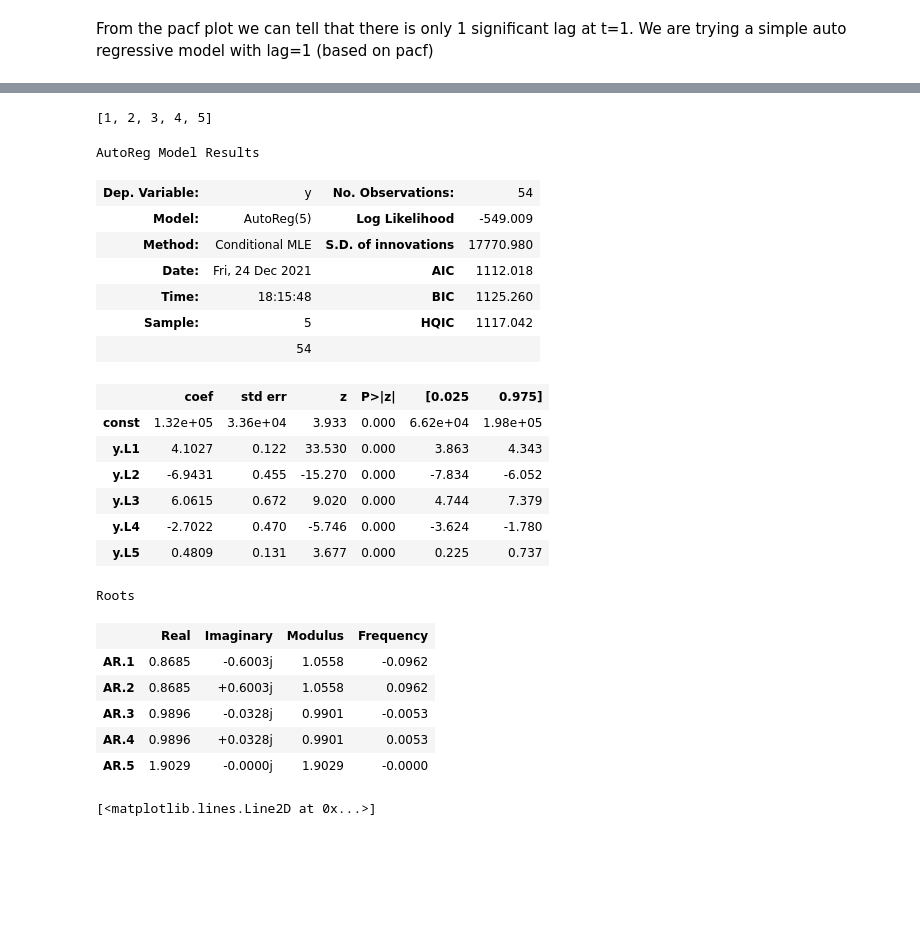
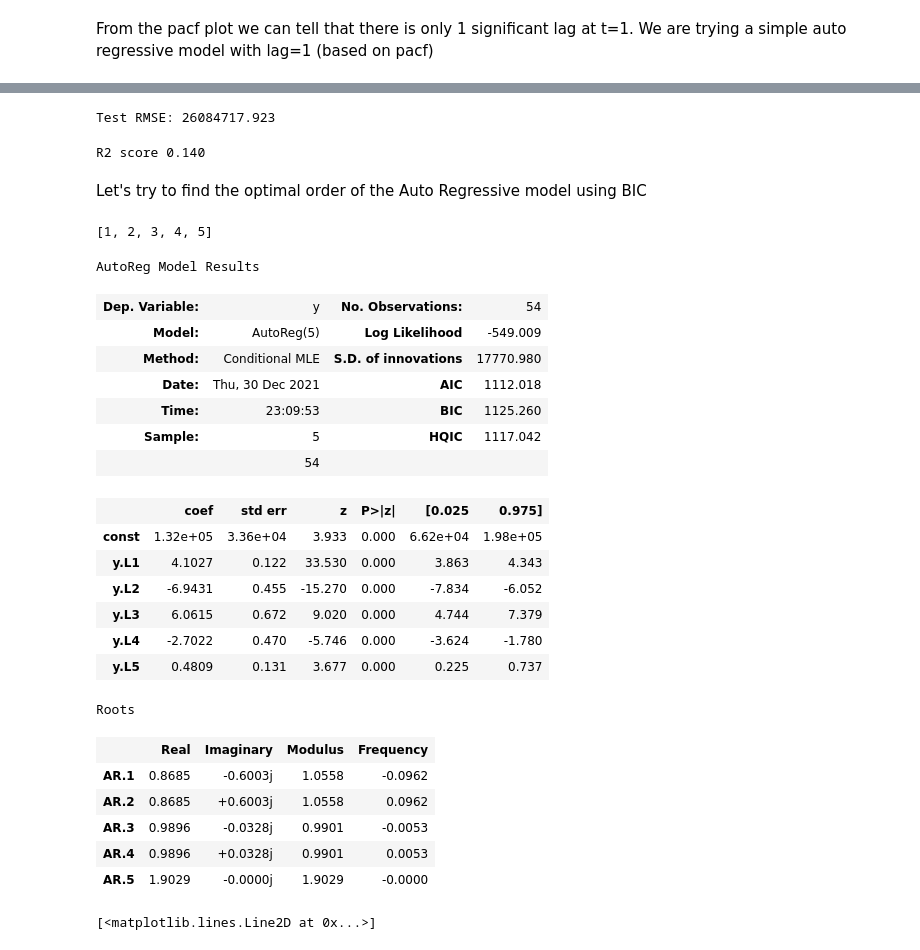
Before and after one commit to anusreeb/Experiments, a Jupyter notebook: population_time_series/population_of_india_time_series.ipynb, the cells around one changed output, grey strips where cells are left out. Drawn from its saved outputs; the diff is of its cells as text; code cells hidden in the pictures; blank space fills up the shorter version.

```diff
--- a/population_time_series/population_of_india_time_series.ipynb
+++ b/population_time_series/population_of_india_time_series.ipynb
@@ -242 +269,15 @@ test = test.to_numpy(dtype='float')
+# %%
+#rmse of AR_1 model
+rm_ar = sqrt(mean_squared_error(test, pred_1))
+print('Test RMSE: %.3f' % rm_ar)
+# %% [output]
+Test RMSE: 26084717.923
+# %%
+#Goodness of fit of AR_1 model
+ar_r1 = r2_score(test, pred_1)
+print('R2 score %.3f'%ar_r1)
+# %% [output]
+R2 score 0.140
+# %% [markdown]
+Let's try to find the optimal order of the Auto Regressive model using BIC
 # %%
@@ -246,17 +287,17 @@ mod.ar_lags
 # %% [output]
 [1, 2, 3, 4, 5]
 # %%
-model = ar_model = AutoReg(train, lags=5).fit()
-pred = ar_model.predict(start=len(train), end=len(x)-1, dynamic=False)
+ar_model_5 = AutoReg(train, lags=5).fit()
+pred_5 = ar_model_5.predict(start=len(train), end=len(x)-1, dynamic=False)
 # %%
-model.summary()
+ar_model_5.summary()
 # %% [output]
 AutoReg Model Results
 | Dep. Variable: | y | No. Observations: | 54 |
 | Model: | AutoReg(5) | Log Likelihood | -549.009 |
 | Method: | Conditional MLE | S.D. of innovations | 17770.980 |
-| Date: | Fri, 24 Dec 2021 | AIC | 1112.018 |
-| Time: | 18:15:48 | BIC | 1125.260 |
+| Date: | Thu, 30 Dec 2021 | AIC | 1112.018 |
+| Time: | 23:09:53 | BIC | 1125.260 |
 | Sample: | 5 | HQIC | 1117.042 |
 |  | 54 |  |  |
 |  | coef | std err | z | P>|z| | [0.025 | 0.975] |
```
Also changed, not shown: parts of 26 cells of this notebook.
